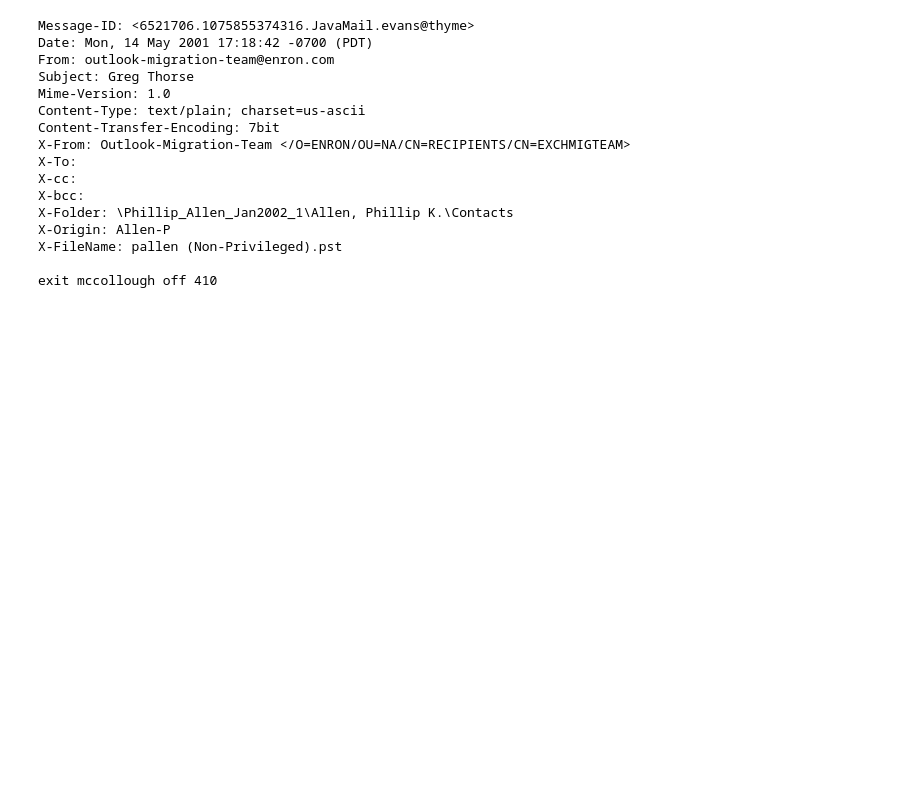
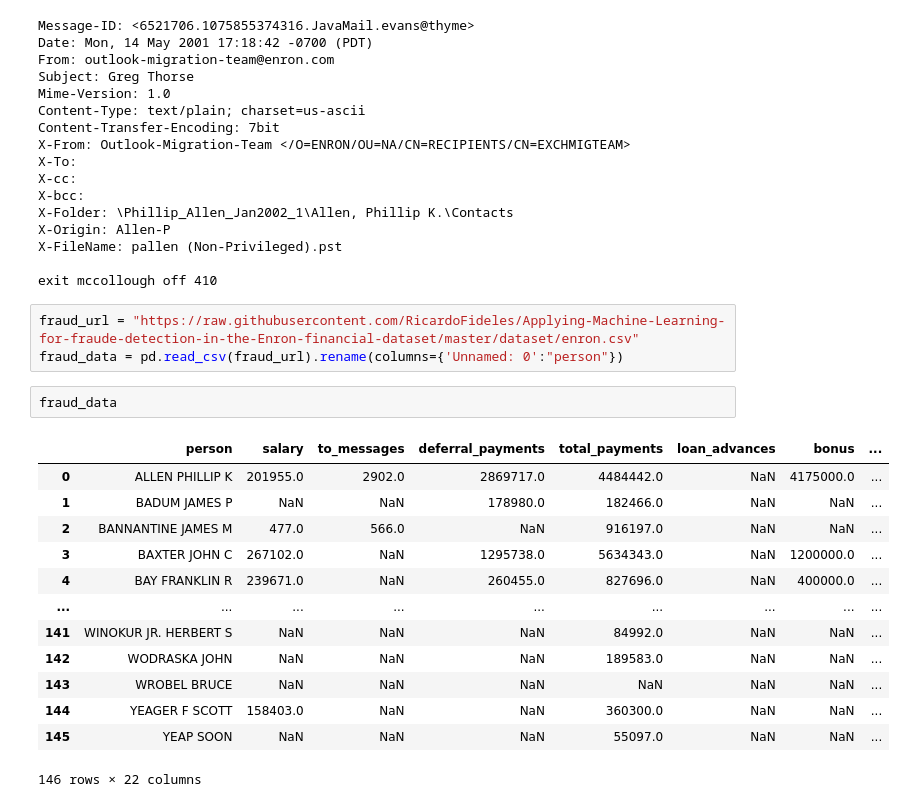
Before and after one commit to mathematiguy/enron-nlp-analysis, a Jupyter notebook: notebooks/2023-11-27-exploring-the-enron-dataset.ipynb, the cells around one changed output. Saved outputs shown, nothing was run; the diff lists cells and outputs as text; blank space fills up the shorter version.

```diff
--- a/notebooks/2023-11-27-exploring-the-enron-dataset.ipynb
+++ b/notebooks/2023-11-27-exploring-the-enron-dataset.ipynb
@@ -85,3 +84,22 @@ X-Origin: Allen-P
 X-FileName: pallen (Non-Privileged).pst
 
 exit mccollough off 410
+# %%
+fraud_url = "https://raw.githubusercontent.com/RicardoFideles/Applying-Machine-Learning-for-fraude-detection-in-the-Enron-financial-dataset/master/dataset/enron.csv"
+fraud_data = pd.read_csv(fraud_url).rename(columns={'Unnamed: 0':"person"})
+# %%
+fraud_data
+# %% [output]
+|  | person | salary | to_messages | deferral_payments | total_payments | loan_advances | bonus | ... |
+| 0 | ALLEN PHILLIP K | 201955.0 | 2902.0 | 2869717.0 | 4484442.0 | NaN | 4175000.0 | ... |
+| 1 | BADUM JAMES P | NaN | NaN | 178980.0 | 182466.0 | NaN | NaN | ... |
+| 2 | BANNANTINE JAMES M | 477.0 | 566.0 | NaN | 916197.0 | NaN | NaN | ... |
+| 3 | BAXTER JOHN C | 267102.0 | NaN | 1295738.0 | 5634343.0 | NaN | 1200000.0 | ... |
+| 4 | BAY FRANKLIN R | 239671.0 | NaN | 260455.0 | 827696.0 | NaN | 400000.0 | ... |
+| ... | ... | ... | ... | ... | ... | ... | ... | ... |
+| 141 | WINOKUR JR. HERBERT S | NaN | NaN | NaN | 84992.0 | NaN | NaN | ... |
+| 142 | WODRASKA JOHN | NaN | NaN | NaN | 189583.0 | NaN | NaN | ... |
+| 143 | WROBEL BRUCE | NaN | NaN | NaN | NaN | NaN | NaN | ... |
+| 144 | YEAGER F SCOTT | 158403.0 | NaN | NaN | 360300.0 | NaN | NaN | ... |
+| 145 | YEAP SOON | NaN | NaN | NaN | 55097.0 | NaN | NaN | ... |
+146 rows × 22 columns
```
Also changed, not shown: parts of 12 cells of this notebook.
